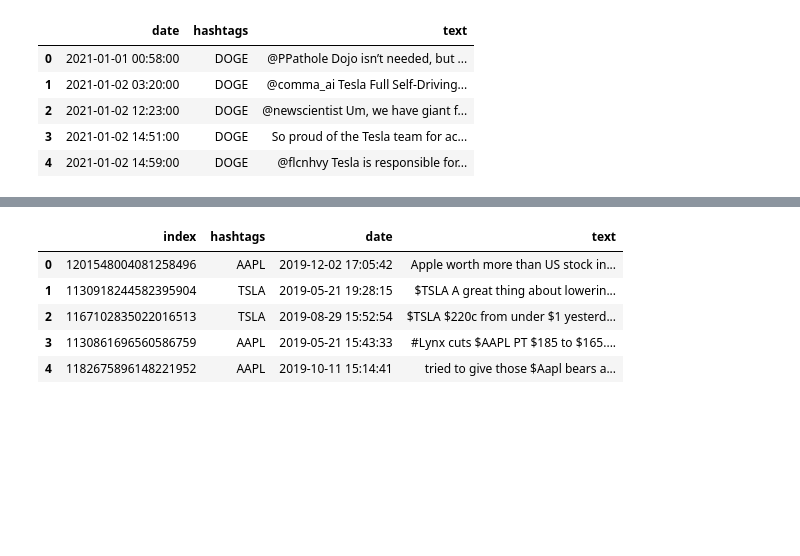
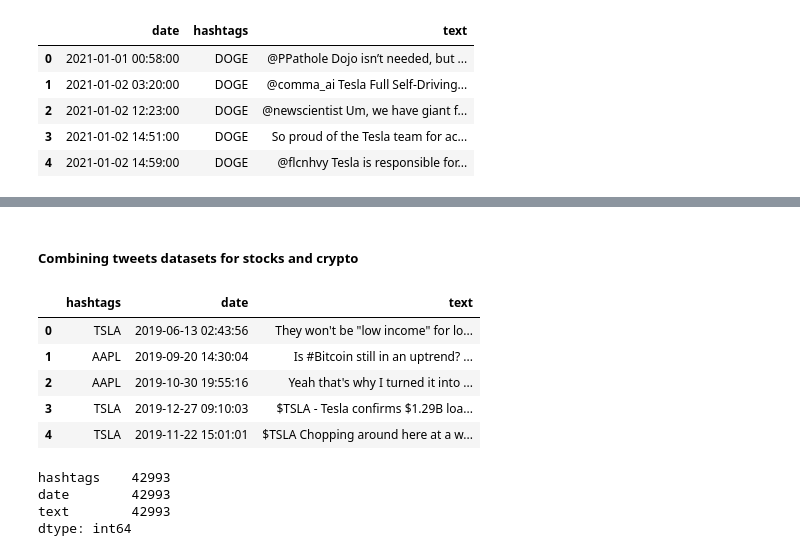
Before and after one commit to UpadhyayShweta/sentiment_analysis, a Jupyter notebook: sentiment_analysis.ipynb, the cells around one changed output, grey strips where cells are left out. Cells and saved outputs as stored; diff of their text form; code cells hidden in the pictures; blank space fills up the shorter version.

```diff
--- a/sentiment_analysis.ipynb
+++ b/sentiment_analysis.ipynb
@@ -168,20 +187,23 @@ elon_tweets.head()
+# %% [markdown]
+##### Combining tweets datasets for stocks and crypto
 # %%
-#create a combined dataframe with 3000 samples from stock_data_df and btc_tweet_df as they contain HUGE no. of records compared to ethereum & Doge
-#get sample records of 3000 for stock data and btc
-stock_tweet_df_sample = stock_tweet_df.sample(3000)
-btc_tweet_df_sample = btc_tweet_df.sample(3000)
-
 #concat dataframes and reset index
-combined_df = pd.concat([stock_tweet_df_sample,btc_tweet_df_sample, ethereum_tweets,elon_tweets], axis = 0).reset_index()
+combined_df = pd.concat([stock_tweet_df.sample(20000),btc_tweet_df.sample(20000),elon_tweets], axis = 0).reset_index(drop = True)
 combined_df.head()
 # %% [output]
-|  | index | hashtags | date | text |
-| 0 | 1201548004081258496 | AAPL | 2019-12-02 17:05:42 | Apple worth more than US stock in... |
-| 1 | 1130918244582395904 | TSLA | 2019-05-21 19:28:15 | $TSLA A great thing about lowerin... |
-| 2 | 1167102835022016513 | TSLA | 2019-08-29 15:52:54 | $TSLA $220c from under $1 yesterd... |
-| 3 | 1130861696560586759 | AAPL | 2019-05-21 15:43:33 | #Lynx cuts $AAPL PT $185 to $165.... |
-| 4 | 1182675896148221952 | AAPL | 2019-10-11 15:14:41 | tried to give those $Aapl bears a... |
+|  | hashtags | date | text |
+| 0 | TSLA | 2019-06-13 02:43:56 | They won't be "low income" for lo... |
+| 1 | AAPL | 2019-09-20 14:30:04 | Is #Bitcoin still in an uptrend? ... |
+| 2 | AAPL | 2019-10-30 19:55:16 | Yeah that's why I turned it into ... |
+| 3 | TSLA | 2019-12-27 09:10:03 | $TSLA - Tesla confirms $1.29B loa... |
+| 4 | TSLA | 2019-11-22 15:01:01 | $TSLA Chopping around here at a w... |
 # %%
-#drop the index turned into column and display data
-combined_df.drop('index', axis = 1,inplace = True)
+#drop duplucates and display data
+combined_df.drop_duplicates( keep = 'first', inplace = True)
+combined_df.count()
+# %% [output]
+hashtags    42993
+date        42993
+text        42993
+dtype: int64
 # %%
```
Also changed, not shown: parts of 73 cells of this notebook, 2 other files.
